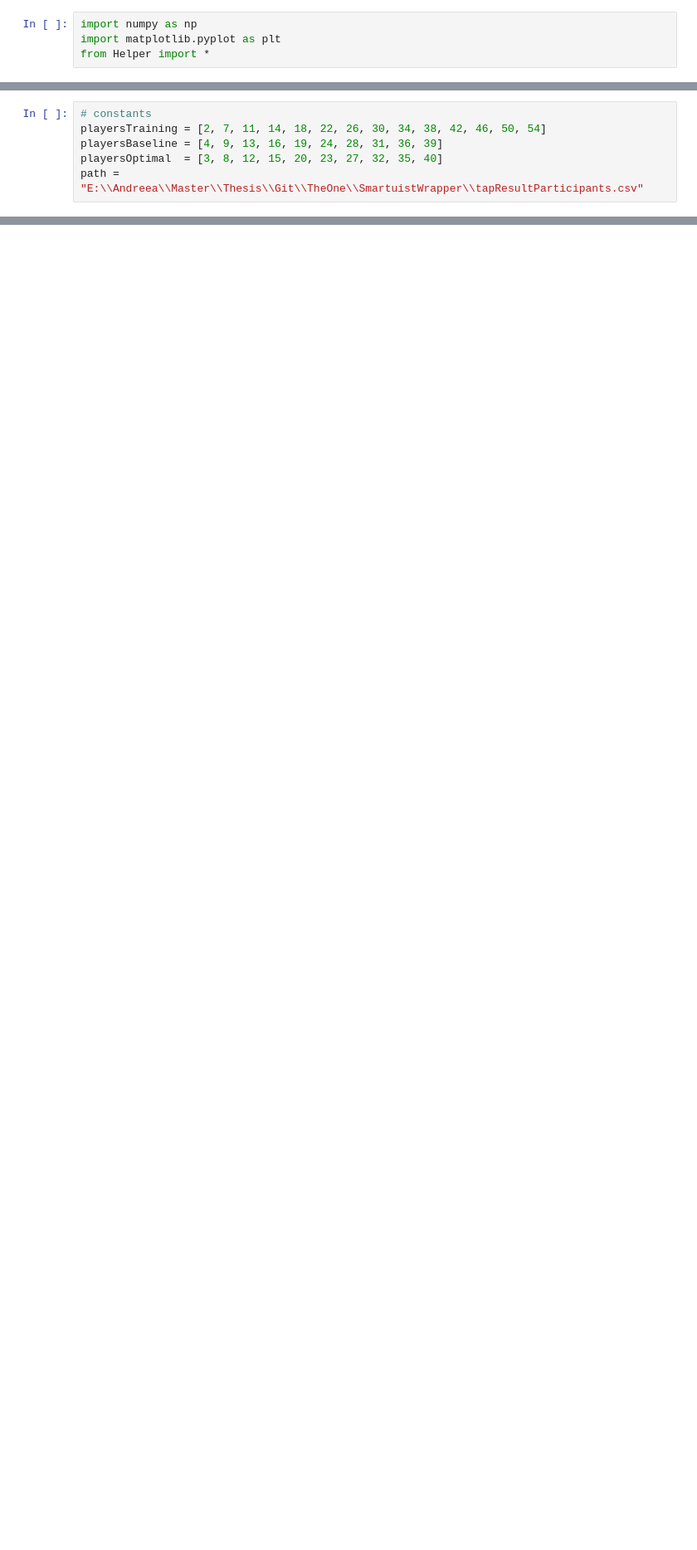
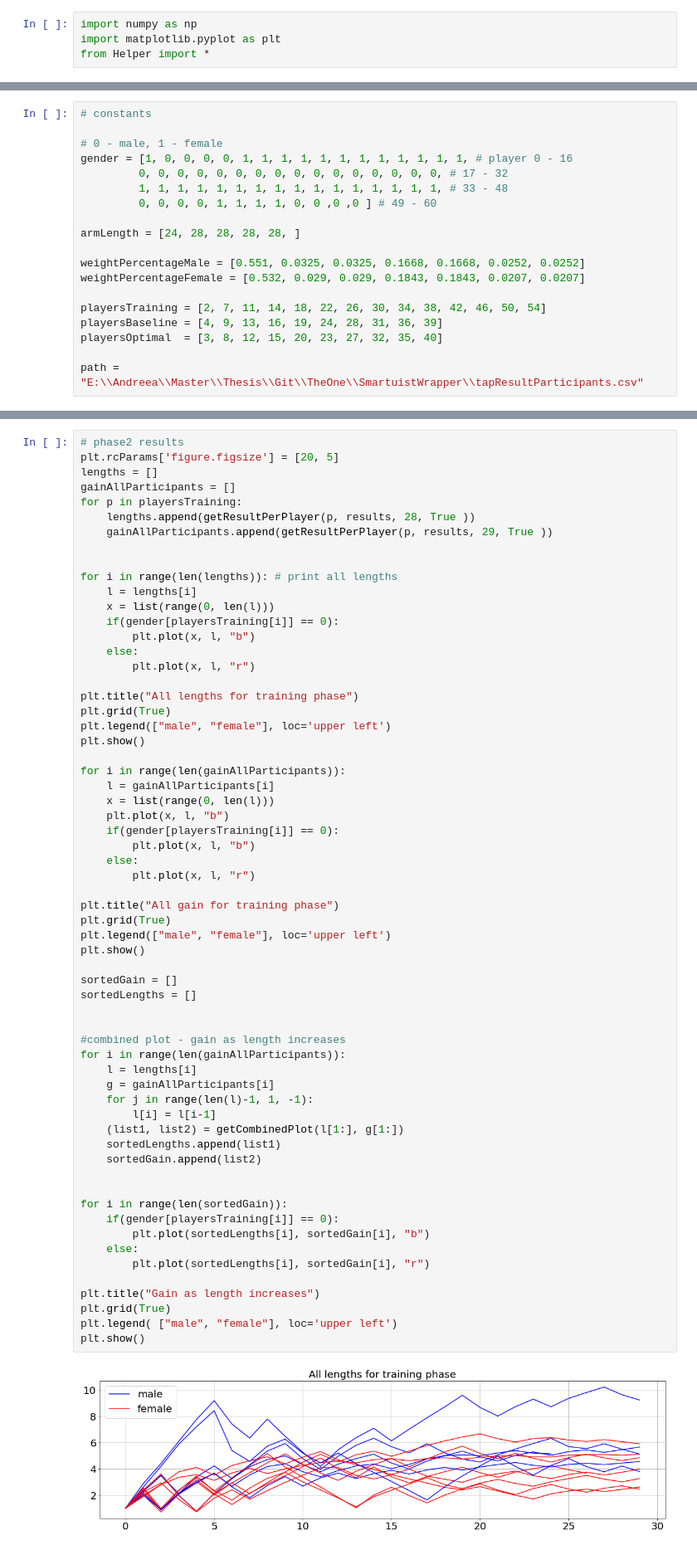
Before and after one commit to AndreeaStefan/SmartuistWrapper, a Jupyter notebook: evaluation/ResultsParticipants.ipynb, the cells around one changed output, grey strips where cells are left out. Shown at 83% size. Saved outputs shown, nothing was run; the diff lists cells and outputs as text; blank space fills up the shorter version.

```diff
--- a/evaluation/ResultsParticipants.ipynb
+++ b/evaluation/ResultsParticipants.ipynb
@@ -5,8 +18,21 @@ from Helper import *
 # %%
 # constants
+
+# 0 - male, 1 - female
+gender = [1, 0, 0, 0, 0, 1, 1, 1, 1, 1, 1, 1, 1, 1, 1, 1, 1, # player 0 - 16
+         0, 0, 0, 0, 0, 0, 0, 0, 0, 0, 0, 0, 0, 0, 0, 0, # 17 - 32
+         1, 1, 1, 1, 1, 1, 1, 1, 1, 1, 1, 1, 1, 1, 1, 1, # 33 - 48
+         0, 0, 0, 0, 1, 1, 1, 1, 0, 0 ,0 ,0 ] # 49 - 60
+
+armLength = [24, 28, 28, 28, 28, ]
+
+weightPercentageMale = [0.551, 0.0325, 0.0325, 0.1668, 0.1668, 0.0252, 0.0252]
+weightPercentageFemale = [0.532, 0.029, 0.029, 0.1843, 0.1843, 0.0207, 0.0207]
+
 playersTraining = [2, 7, 11, 14, 18, 22, 26, 30, 34, 38, 42, 46, 50, 54]
 playersBaseline = [4, 9, 13, 16, 19, 24, 28, 31, 36, 39]
 playersOptimal  = [3, 8, 12, 15, 20, 23, 27, 32, 35, 40]
+
 path = "E:\\Andreea\\Master\\Thesis\\Git\\TheOne\\SmartuistWrapper\\tapResultParticipants.csv"
 # %%
 def getStatisticsPhase3(results, players):
@@ -95,0 +170,64 @@ print(gainOptimal)
+# %%
+# phase2 results
+plt.rcParams['figure.figsize'] = [20, 5]
+lengths = []
+gainAllParticipants = []
+for p in playersTraining:
+    lengths.append(getResultPerPlayer(p, results, 28, True ))
+    gainAllParticipants.append(getResultPerPlayer(p, results, 29, True ))
+
+
+for i in range(len(lengths)): # print all lengths
+    l = lengths[i]
+    x = list(range(0, len(l)))
+    if(gender[playersTraining[i]] == 0):
+        plt.plot(x, l, "b")
+    else:
+        plt.plot(x, l, "r")
+
+plt.title("All lengths for training phase")
+plt.grid(True)
+plt.legend(["male", "female"], loc='upper left')
+plt.show()
+
+for i in range(len(gainAllParticipants)):
+    l = gainAllParticipants[i]
+    x = list(range(0, len(l)))
+    plt.plot(x, l, "b")
+    if(gender[playersTraining[i]] == 0):
+        plt.plot(x, l, "b")
+    else:
+        plt.plot(x, l, "r")
+
+plt.title("All gain for training phase")
+plt.grid(True)
+plt.legend(["male", "female"], loc='upper left')
+plt.show()
+
+sortedGain = []
+sortedLengths = []
+
+
+#combined plot - gain as length increases
+for i in range(len(gainAllParticipants)):
+    l = lengths[i]
+    g = gainAllParticipants[i]
+    for j in range(len(l)-1, 1, -1):
+        l[i] = l[i-1]
+    (list1, list2) = getCombinedPlot(l[1:], g[1:])
+    sortedLengths.append(list1)
+    sortedGain.append(list2)
+
+
+for i in range(len(sortedGain)):
+    if(gender[playersTraining[i]] == 0):
+        plt.plot(sortedLengths[i], sortedGain[i], "b")
+    else:
+        plt.plot(sortedLengths[i], sortedGain[i], "r")
+
+plt.title("Gain as length increases")
+plt.grid(True)
+plt.legend( ["male", "female"], loc='upper left')
+plt.show()
+# %% [output]
+[figure, added]
```
Also changed, not shown: parts of 7 cells of this notebook, 1 other file.
